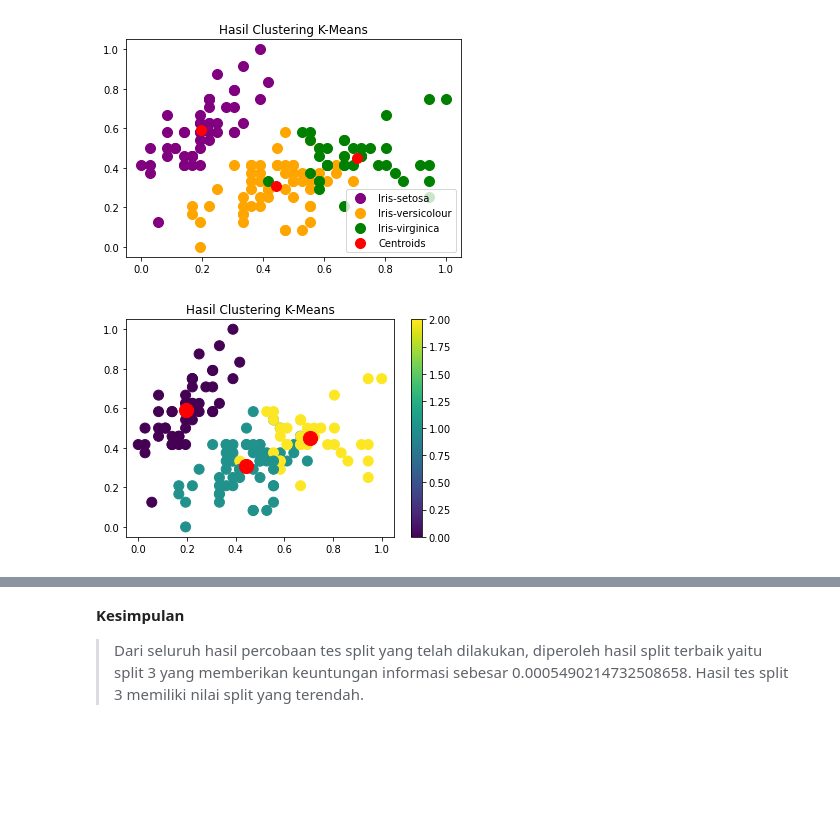
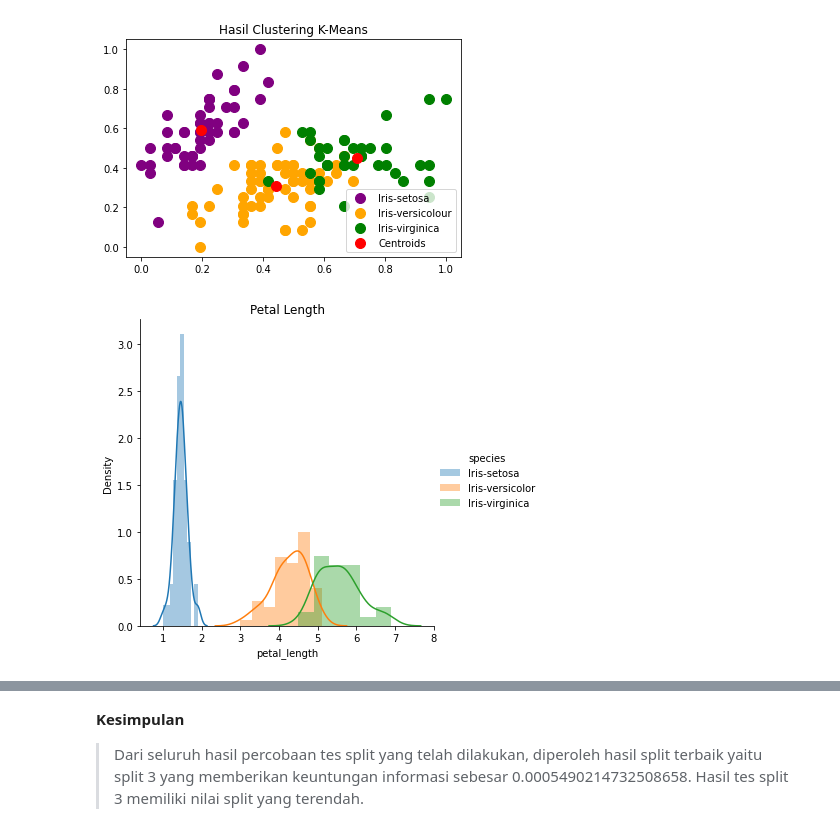
Before and after one commit to diahkamalia/datamining, a Jupyter notebook: _sources/notebook4.ipynb, the cells around one changed output, grey strips where cells are left out. Drawn from its saved outputs; the diff is of its cells as text; code cells hidden in the pictures; blank space fills up the shorter version.

```diff
--- a/_sources/notebook4.ipynb
+++ b/_sources/notebook4.ipynb
@@ -33,6 +43,6 @@ from sklearn.preprocessing import MinMaxScaler
 # %%
 #Menampilkan Dataset
-url = "https://raw.githubusercontent.com/alisaSugiarti/datamining/main/IRIS.csv"
+url = "https://raw.githubusercontent.com/diahkamalia/DataMining1/main/IRIS.csv"
 #colnames = ['sepal-length', 'sepal-width', 'petal-length', 'petal-width', 'Class']
 air = pd.read_csv(url)
 air.head()
@@ -46,8 +56,9 @@ air.head()
 # %% [markdown]
 >Menentukan fitur yang akan dikelompokkan. Fitur yang akan digunakan antara lain SepalLengthCm, SepalWidthCm, PetalLengthCm, PetalWidthCm.
 # %%
-air_x = air.iloc[:, 0:4]
-air_x.head()
+x = air.iloc[:, 0:4]
+y = air.iloc[:, 4]
+x.head()
 # %% [output]
 |  | sepal_length | sepal_width | petal_length | petal_width |
 | 0 | 5.1 | 3.5 | 1.4 | 0.2 |
@@ -58,7 +71,7 @@ air_x.head()
 # %% [markdown]
 > Selanjutnya mengubah dataframe ke dalam bentuk Array
 # %%
-x_array = np.array(air_x)
+x_array = np.array(x)
 print(x_array)
 # %% [output]
 [[5.1 3.5 1.4 0.2]
@@ -143,14 +156,11 @@ plt.legend()
 # %% [output]
 <matplotlib.legend.Legend at 0x...>
 [figure]
-# %%
-#Opsi 2
-#Visualising the clusters
-output = plt.scatter(x_scaled[:,0], x_scaled[:,1], s = 100, c = air.kluster, marker = "o", alpha = 1, )
-centers = kmeans.cluster_centers_
-plt.scatter(centers[:,0], centers[:,1], c="red", s=200, alpha=1 , marker="o");
-plt.title("Hasil Clustering K-Means")
-plt.colorbar (output)
-plt.show()
-# %% [output]
-[figure, removed]
+# %%
+import warnings
+warnings.filterwarnings("ignore")
+sns.FacetGrid(air,hue="species",size=5).map(sns.distplot,"petal_length").add_legend()
+plt.title("Petal Length")
+plt.show()
+# %% [output]
+[figure, added]
```
Also changed, not shown: parts of 14 cells of this notebook, 27 other files.
